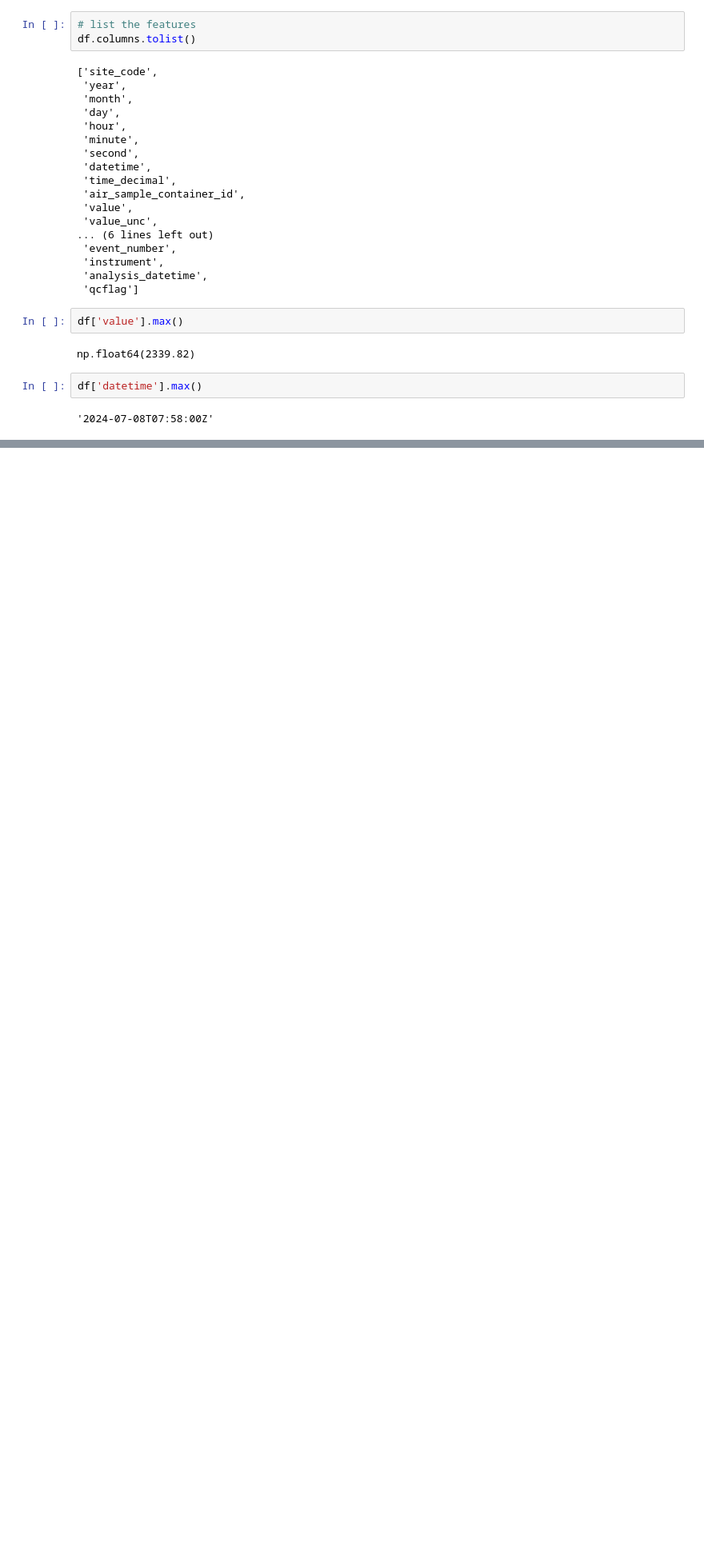
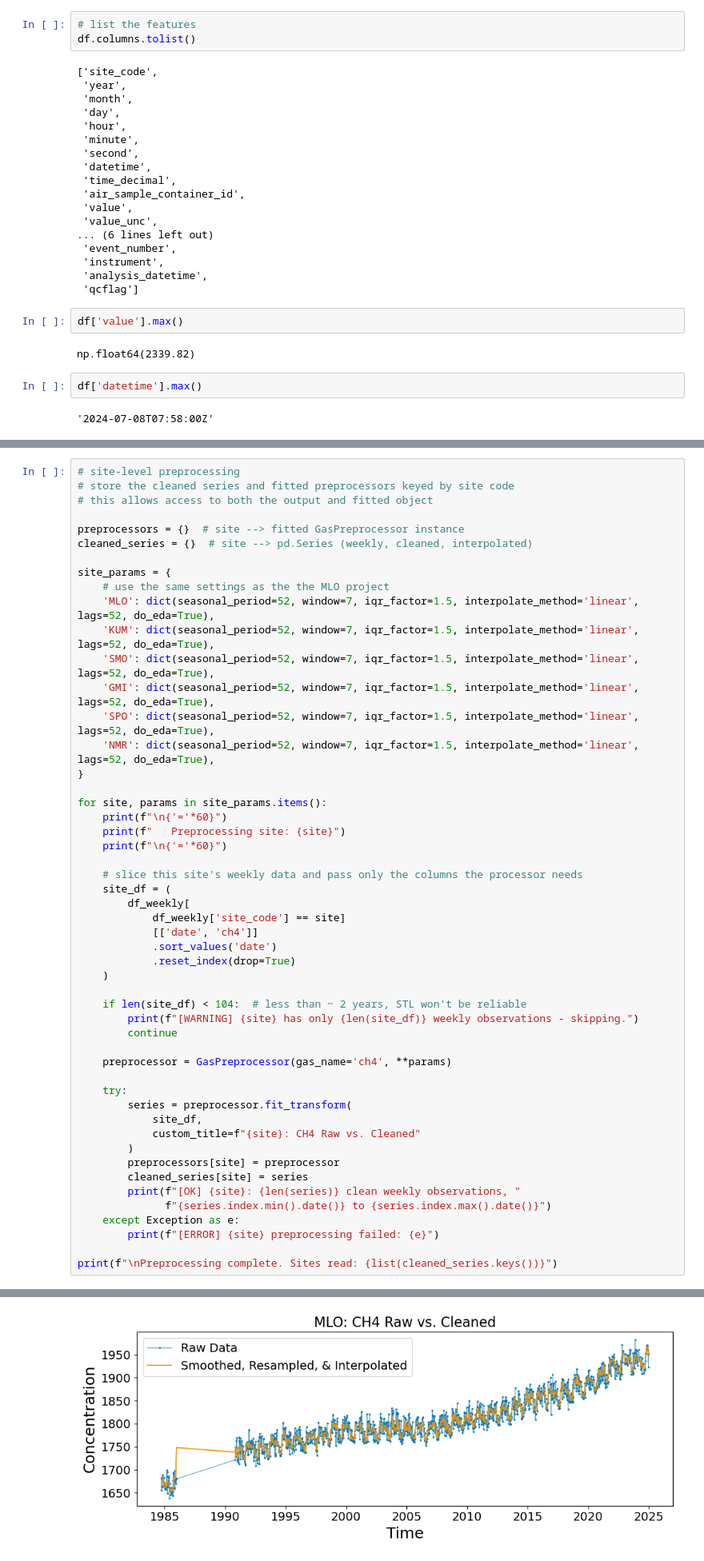
Before and after one commit to apl888/greenhouse-gas-forecasting, a Jupyter notebook: notebooks/lag7_exp.ipynb, the cells around one changed output, grey strips where cells are left out. Shown at 80% size. Drawn from its saved outputs; the diff is of its cells as text; blank space fills up the shorter version.

```diff
--- a/notebooks/lag7_exp.ipynb
+++ b/notebooks/lag7_exp.ipynb
@@ -282,0 +301,52 @@ SPO        1566  1739.39
+# %%
+# site-level preprocessing
+# store the cleaned series and fitted preprocessors keyed by site code
+# this allows access to both the output and fitted object
+
+preprocessors = {}  # site --> fitted GasPreprocessor instance
+cleaned_series = {}  # site --> pd.Series (weekly, cleaned, interpolated)
+
+site_params = {
+    # use the same settings as the the MLO project
+    'MLO': dict(seasonal_period=52, window=7, iqr_factor=1.5, interpolate_method='linear', lags=52, do_eda=True),
+    'KUM': dict(seasonal_period=52, window=7, iqr_factor=1.5, interpolate_method='linear', lags=52, do_eda=True),
+    'SMO': dict(seasonal_period=52, window=7, iqr_factor=1.5, interpolate_method='linear', lags=52, do_eda=True),
+    'GMI': dict(seasonal_period=52, window=7, iqr_factor=1.5, interpolate_method='linear', lags=52, do_eda=True),
+    'SPO': dict(seasonal_period=52, window=7, iqr_factor=1.5, interpolate_method='linear', lags=52, do_eda=True),
+    'NMR': dict(seasonal_period=52, window=7, iqr_factor=1.5, interpolate_method='linear', lags=52, do_eda=True),
+}
+
+for site, params in site_params.items():
+    print(f"\n{'='*60}")
+    print(f"   Preprocessing site: {site}")
+    print(f"\n{'='*60}")
+
+    # slice this site's weekly data and pass only the columns the processor needs
+    site_df = (
+        df_weekly[
+            df_weekly['site_code'] == site]
+            [['date', 'ch4']]
+            .sort_values('date')
+            .reset_index(drop=True)
+    )
+
+    if len(site_df) < 104:  # less than ~ 2 years, STL won't be reliable
+        print(f"[WARNING] {site} has only {len(site_df)} weekly observations - skipping.")
+        continue
+
+    preprocessor = GasPreprocessor(gas_name='ch4', **params)
+
+    try:
+        series = preprocessor.fit_transform(
+            site_df,
+            custom_title=f"{site}: CH4 Raw vs. Cleaned"
+        )
+        preprocessors[site] = preprocessor
+        cleaned_series[site] = series
+        print(f"[OK] {site}: {len(series)} clean weekly observations, "
+              f"{series.index.min().date()} to {series.index.max().date()}")
+    except Exception as e:
+        print(f"[ERROR] {site} preprocessing failed: {e}")
+
+print(f"\nPreprocessing complete. Sites read: {list(cleaned_series.keys())}")
+# %% [output]
@@ -282,0 +369 @@ SPO        1566  1739.39
+[figure, added]
```
Also changed, not shown: parts of 8 cells of this notebook, 1 other file.
